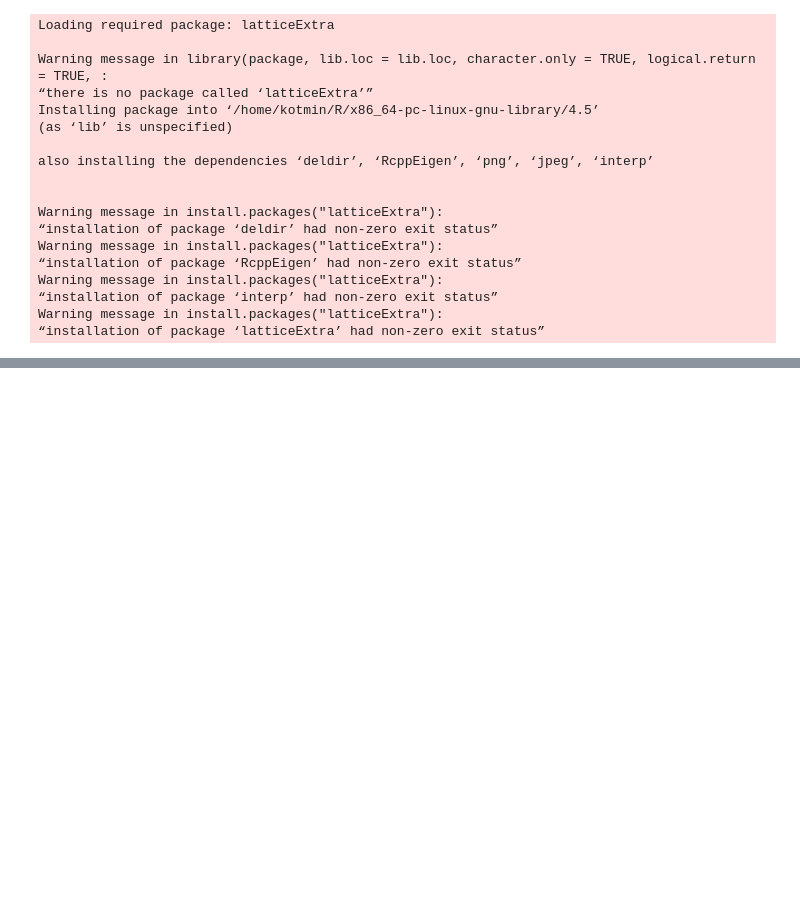
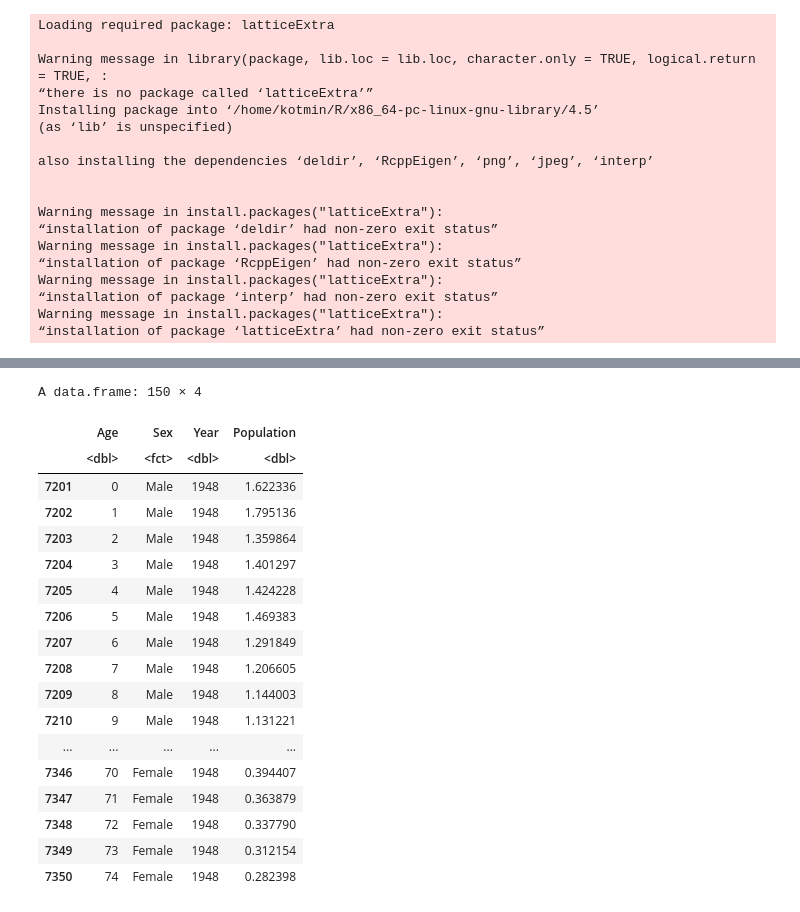
Before and after one commit to Kotmin/R-Planowanie-Eksperymentu, a Jupyter notebook: Zadania.ipynb, the cells around one changed output, grey strips where cells are left out. Saved outputs shown, nothing was run; the diff lists cells and outputs as text; code cells hidden in the pictures; blank space fills up the shorter version.

```diff
--- a/Zadania.ipynb
+++ b/Zadania.ipynb
@@ -845,6 +919,28 @@ library(latticeExtra)
 data("USAge.df")
 # %%
 dane_1948 <- subset(USAge.df, Year == 1948)
+# %%
+dane_1948
+# %% [output]
+A data.frame: 150 × 4
+|  | Age | Sex | Year | Population |
+|  | <dbl> | <fct> | <dbl> | <dbl> |
+| 7201 | 0 | Male | 1948 | 1.622336 |
+| 7202 | 1 | Male | 1948 | 1.795136 |
+| 7203 | 2 | Male | 1948 | 1.359864 |
+| 7204 | 3 | Male | 1948 | 1.401297 |
+| 7205 | 4 | Male | 1948 | 1.424228 |
+| 7206 | 5 | Male | 1948 | 1.469383 |
+| 7207 | 6 | Male | 1948 | 1.291849 |
+| 7208 | 7 | Male | 1948 | 1.206605 |
+| 7209 | 8 | Male | 1948 | 1.144003 |
+| 7210 | 9 | Male | 1948 | 1.131221 |
+| ... | ... | ... | ... | ... |
+| 7346 | 70 | Female | 1948 | 0.394407 |
+| 7347 | 71 | Female | 1948 | 0.363879 |
+| 7348 | 72 | Female | 1948 | 0.337790 |
+| 7349 | 73 | Female | 1948 | 0.312154 |
+| 7350 | 74 | Female | 1948 | 0.282398 |
 # %%
 przedzialy <- cut(
   dane_1948$Age,
```
Also changed, not shown: parts of 14 cells of this notebook, 1 other file.
